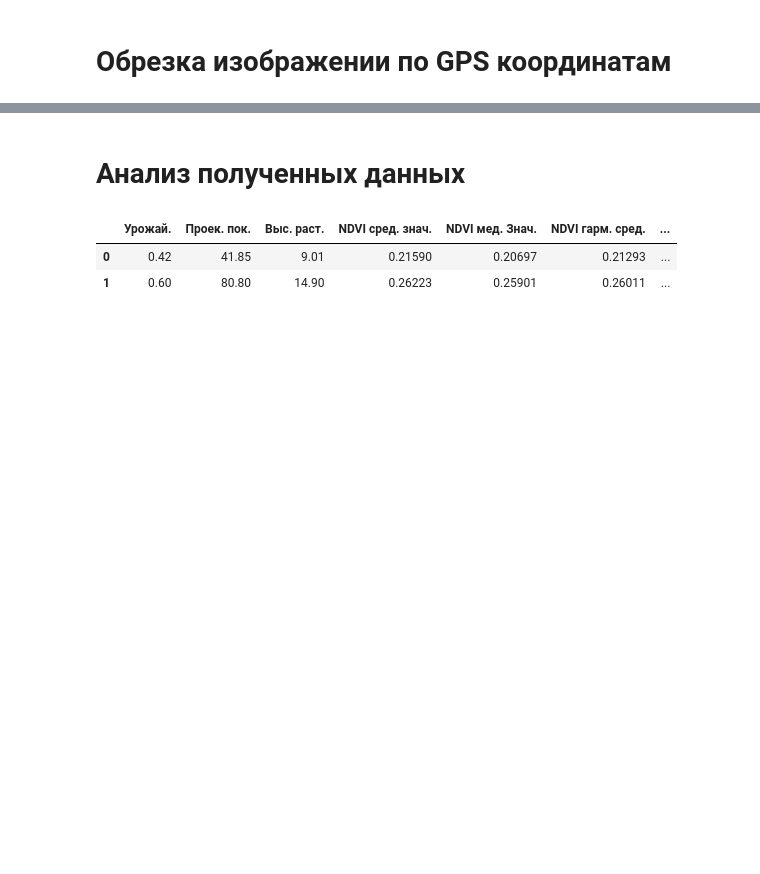
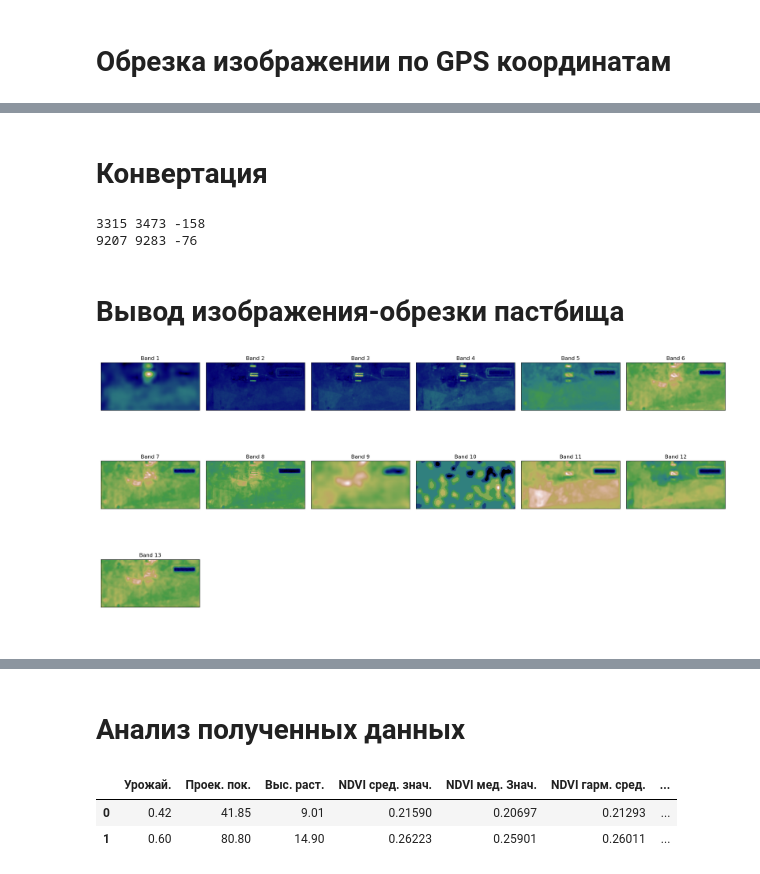
Before and after one commit to Yerlan999/CowsGPSTracker-KazATU, a Jupyter notebook: RealWorld_PastureAnanysisGPSbased.ipynb, the cells around one changed output, grey strips where cells are left out. Cells and saved outputs as stored; diff of their text form; code cells hidden in the pictures; blank space fills up the shorter version.

```diff
--- a/RealWorld_PastureAnanysisGPSbased.ipynb
+++ b/RealWorld_PastureAnanysisGPSbased.ipynb
@@ -463,0 +119,16 @@ mx7 = ma.masked_array(ndvi, mask=mask7.reshape(height, width))
+# %% [markdown]
+# Конвертация
+# %%
+dim_size = arr10_st.shape[1]
+x_axis_cut1 = int(np.interp(x_min, [X_min, X_max], [0, dim_size])) # Левая грань
+x_axis_cut2 = int(np.interp(x_max, [X_min, X_max], [0, dim_size])) # Правая грань
+y_axis_cut1 = int(np.interp(y_max, [Y_min, Y_max], [dim_size, 0])) # Нижняя грань
+y_axis_cut2 = int(np.interp(y_min, [Y_min, Y_max], [dim_size, 0])) # Вверняя грань
+
+print(x_axis_cut1, x_axis_cut2, x_axis_cut1 - x_axis_cut2)
+print(y_axis_cut1, y_axis_cut2, y_axis_cut1 - y_axis_cut2)
+# %% [output]
+3315 3473 -158
+9207 9283 -76
+# %% [markdown]
+# Вывод изображения-обрезки пастбища
@@ -463,0 +137,9 @@ mx7 = ma.masked_array(ndvi, mask=mask7.reshape(height, width))
+# %%
+ep.plot_bands(aoi_bands_stack,
+              cmap = 'gist_earth',
+              figsize = (20, 10),
+              cols = 6,
+              cbar = False)
+plt.show()
+# %% [output]
+[figure, added]
```
Also changed, not shown: parts of 70 cells of this notebook, 4 other files.
